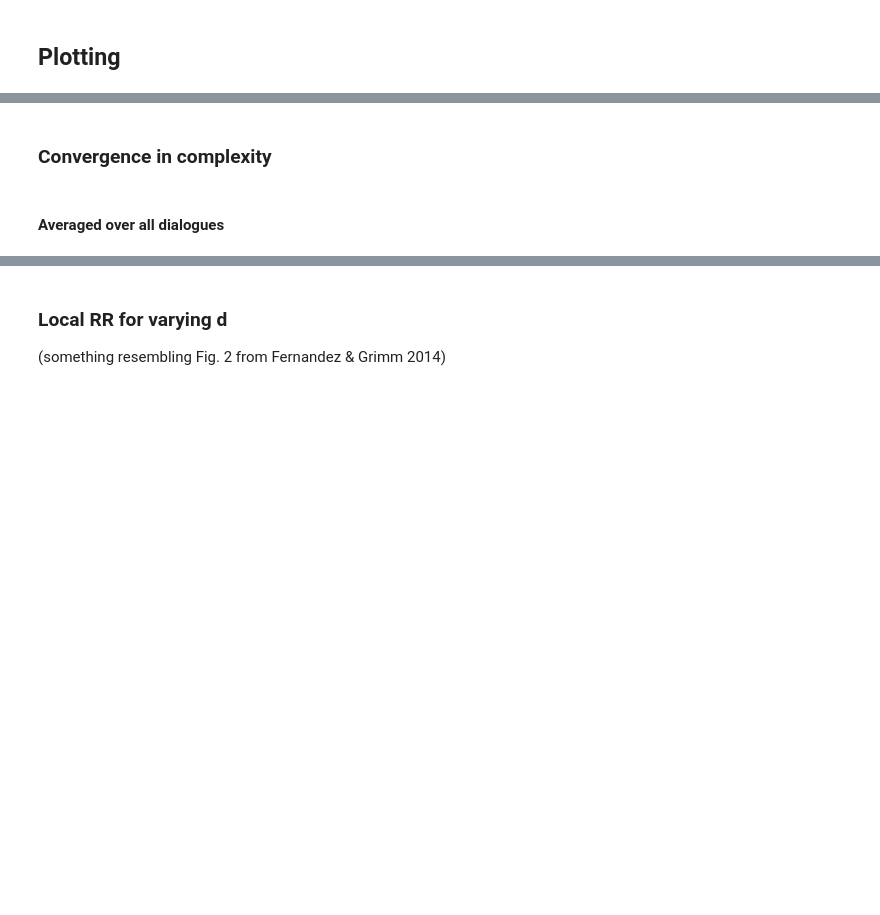
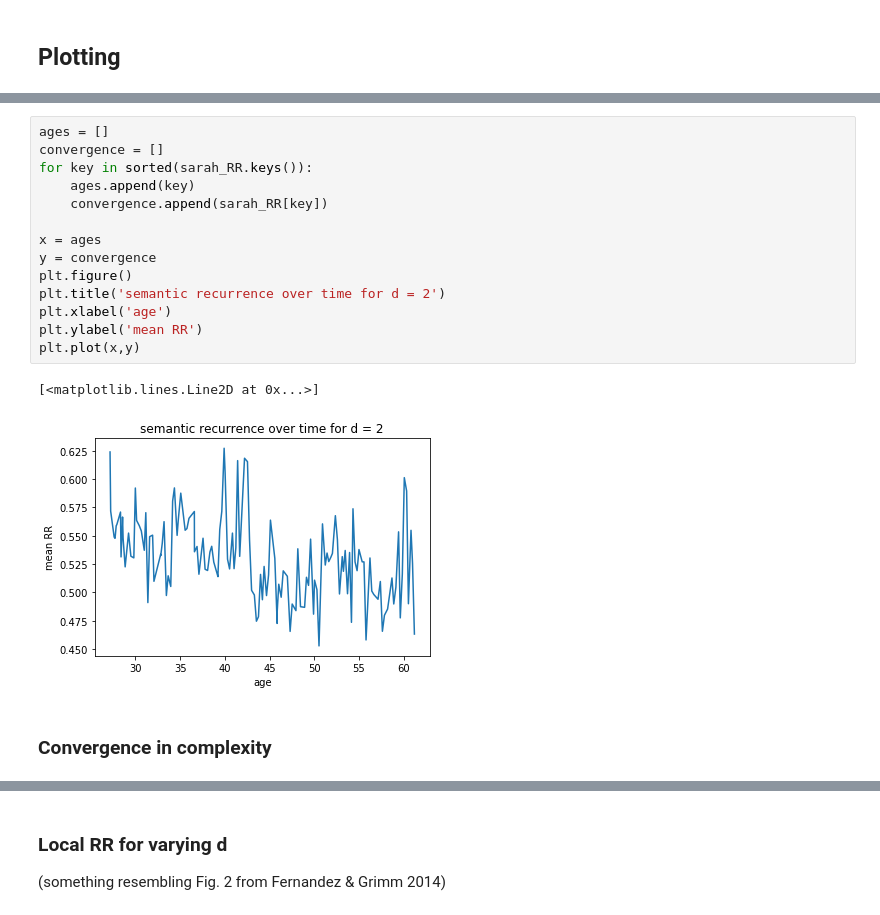
Before and after one commit to mdhk/CDM-project, a Jupyter notebook: main.ipynb, the cells around one changed output, grey strips where cells are left out. Cells and saved outputs as stored; diff of their text form; blank space fills up the shorter version.

```diff
--- a/main.ipynb
+++ b/main.ipynb
@@ -265,4 +355,19 @@ sarah_measures = pickle.load(open('data/pickles/sarah-measures.pkl', 'rb'))
+# %%
+ages = []
+convergence = []
+for key in sorted(sarah_RR.keys()):
+    ages.append(key)
+    convergence.append(sarah_RR[key])
+
+x = ages
+y = convergence
+plt.figure()
+plt.title('semantic recurrence over time for d = 2')
+plt.xlabel('age')
+plt.ylabel('mean RR')
+plt.plot(x,y)
+# %% [output]
+[<matplotlib.lines.Line2D at 0x...>]
+[figure, added]
 # %% [markdown]
 ### Convergence in complexity
-# %% [markdown]
-#### Averaged over all dialogues
```
Also changed, not shown: parts of 34 cells of this notebook.
